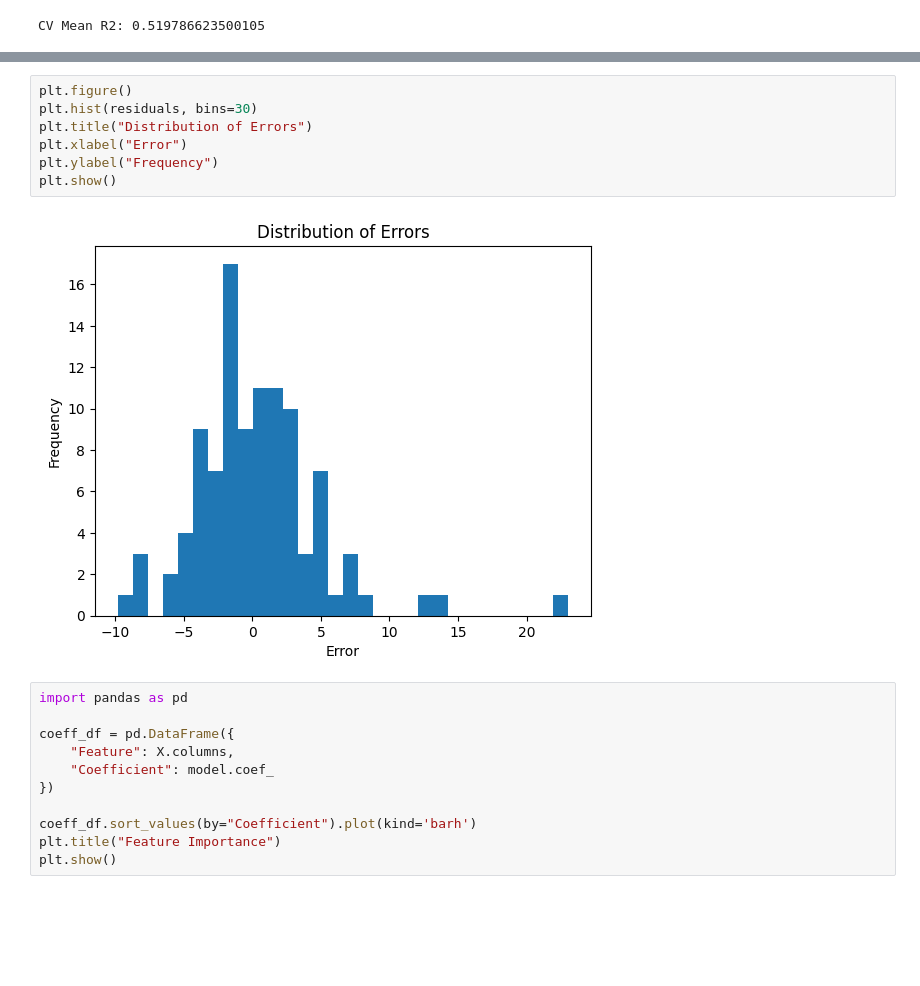
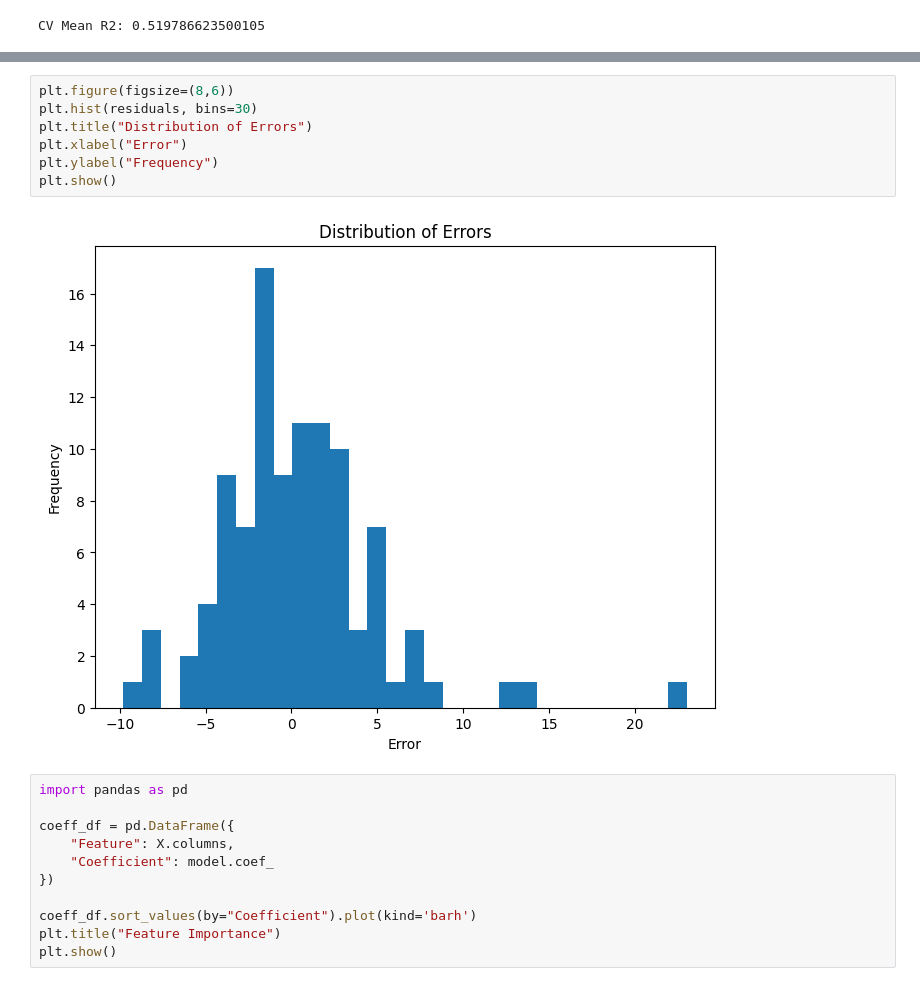
Before and after one commit to Ebin21/ML, a Jupyter notebook: House_Price2.ipynb, the cells around one changed output, grey strips where cells are left out. Drawn from its saved outputs; the diff is of its cells as text; blank space fills up the shorter version.

```diff
--- a/House_Price2.ipynb
+++ b/House_Price2.ipynb
@@ -153,12 +153,12 @@ plt.show()
 # %%
-plt.figure()
+plt.figure(figsize=(8,6))
 plt.hist(residuals, bins=30)
 plt.title("Distribution of Errors")
 plt.xlabel("Error")
 plt.ylabel("Frequency")
 plt.show()
 # %% [output]
-[figure, old version]
+[figure, new version]
 # %%
 import pandas as pd
 
```
Also changed, not shown: parts of 2 cells of this notebook.
